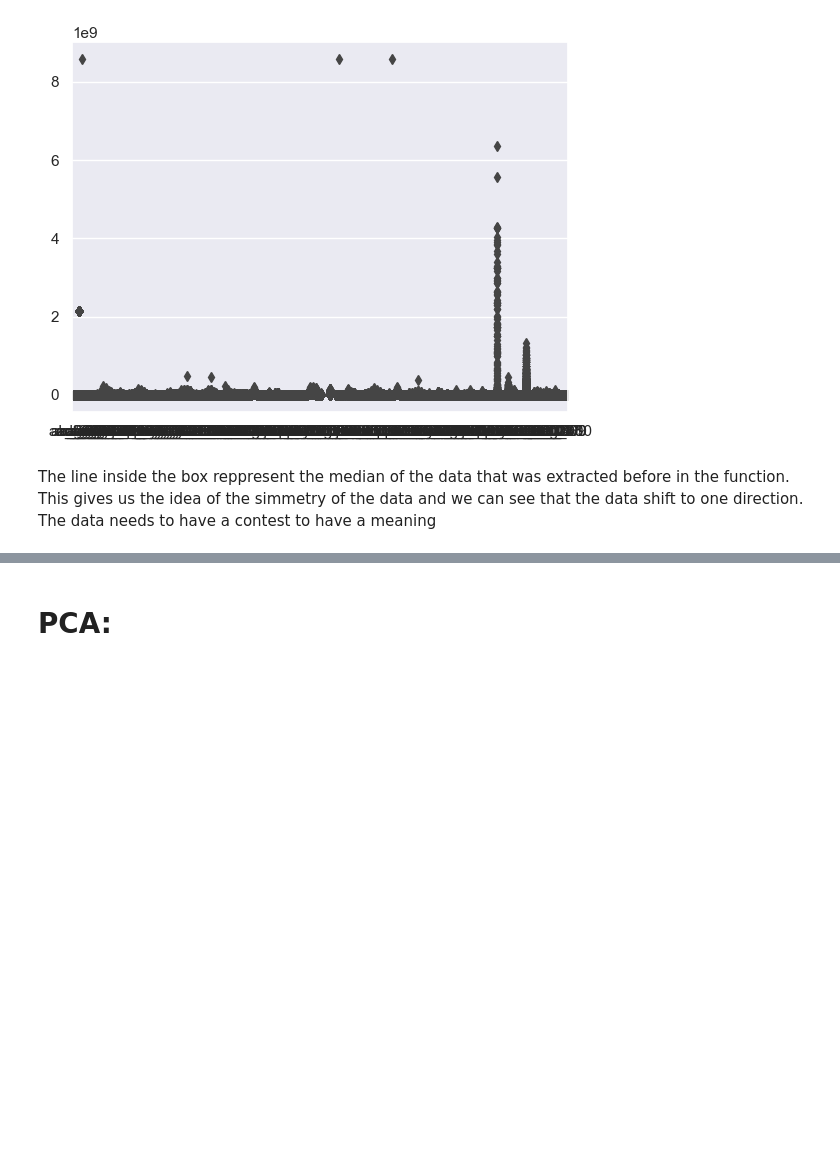
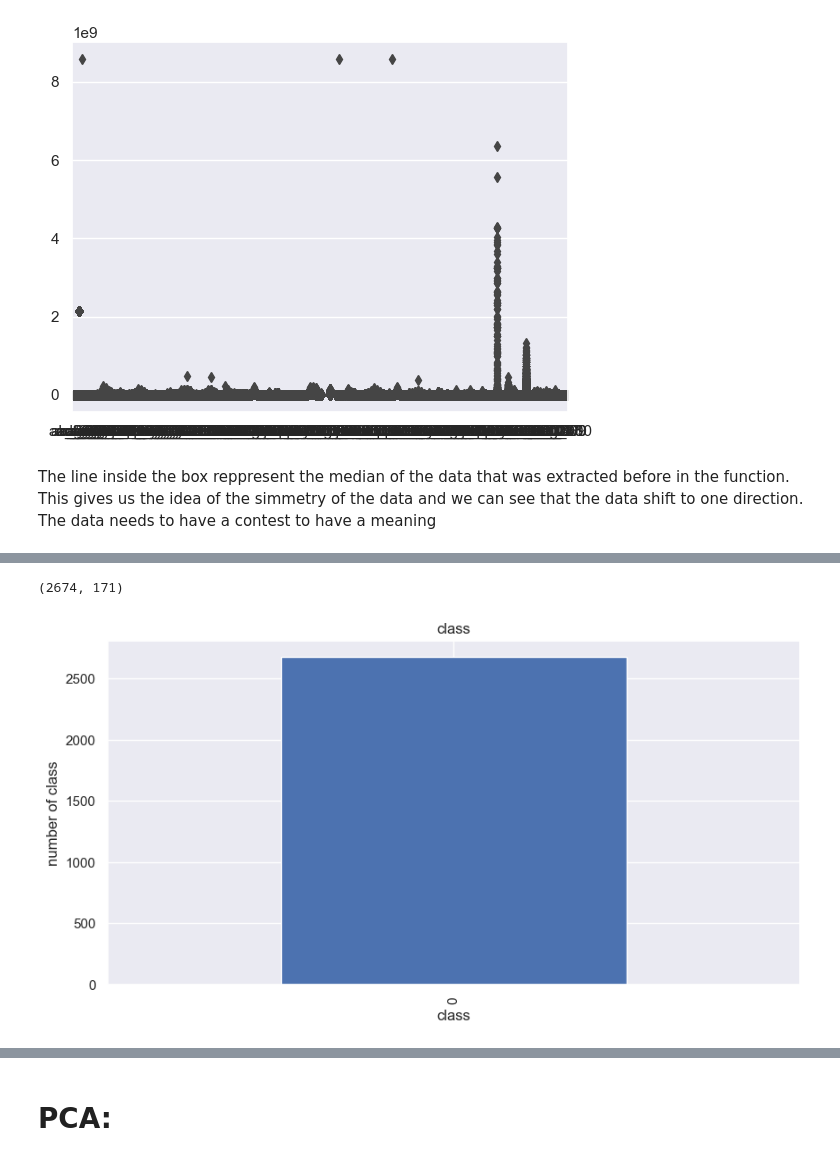
Before and after one commit to Sba23037/CristinaPriolo_DPrepHDip_CA1, a Jupyter notebook: CristinaPriolo_DPrepHDip_CA1.ipynb, the cells around one changed output, grey strips where cells are left out. Cells and saved outputs as stored; diff of their text form; code cells hidden in the pictures; blank space fills up the shorter version.

```diff
--- a/CristinaPriolo_DPrepHDip_CA1.ipynb
+++ b/CristinaPriolo_DPrepHDip_CA1.ipynb
@@ -193,0 +219,5 @@ The line inside the box reppresent the median of the data that was extracted bef
+# %%
+Q1 = aps_df.quantile(0.25)
+Q3 = aps_df.quantile(0.75)
+IQR = Q3-Q1
+print(IQR)
@@ -193,0 +237,13 @@ The line inside the box reppresent the median of the data that was extracted bef
+# %%
+aps_df = aps_df[~((aps_df < (Q1-1.5 * IQR)) |(aps_df > (Q3 + 1.5 * IQR))).any(axis=1)]
+# %%
+aps_df.shape
+# %% [output]
+(2674, 171)
+# %%
+aps_df['class'].value_counts().nlargest(40).plot(kind="bar", figsize=(10,5))
+plt.title("class")
+plt.ylabel("number of class")
+plt.xlabel("class");
+# %% [output]
+[figure, added]
```
Also changed, not shown: parts of 15 cells of this notebook.
